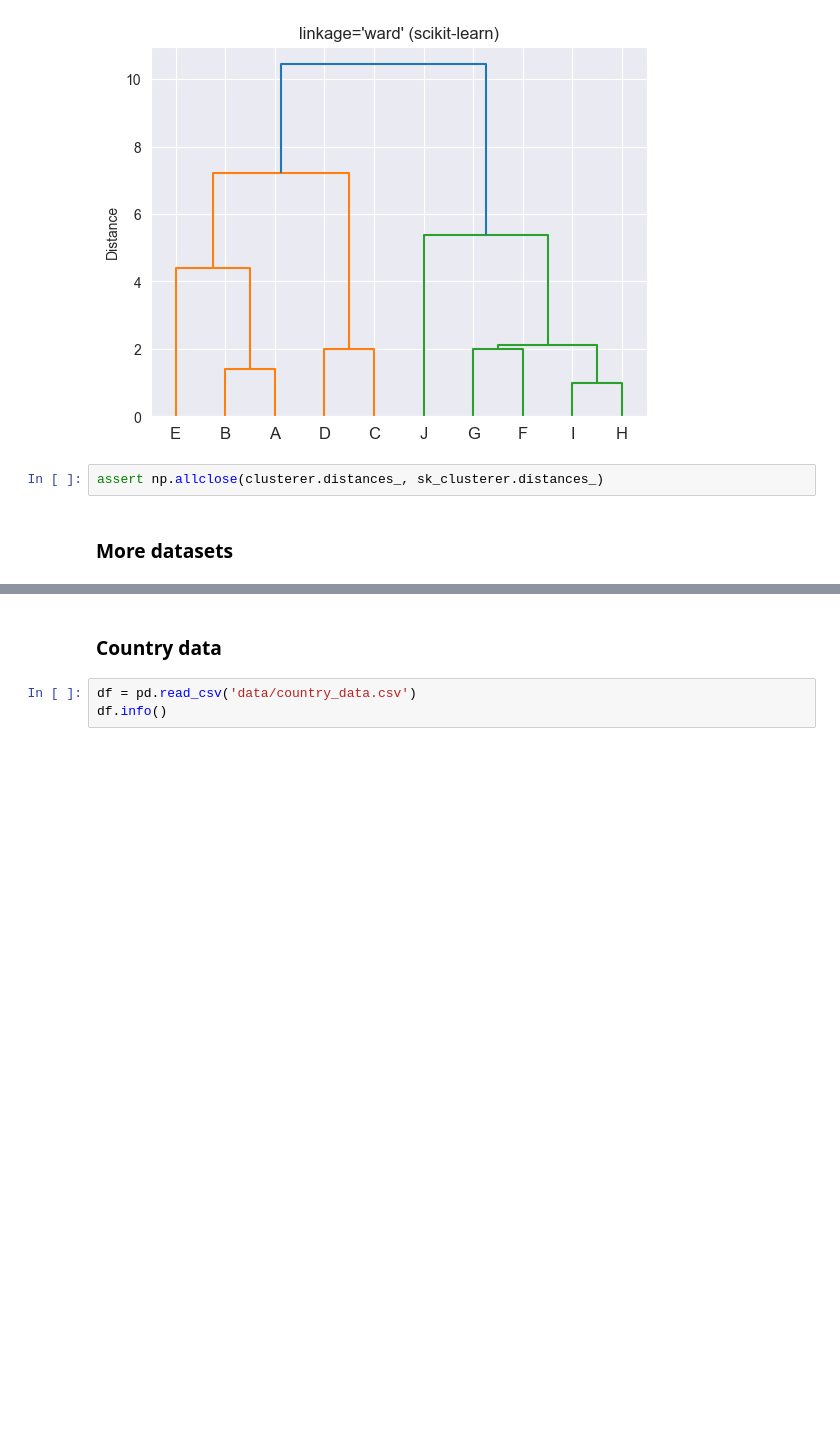
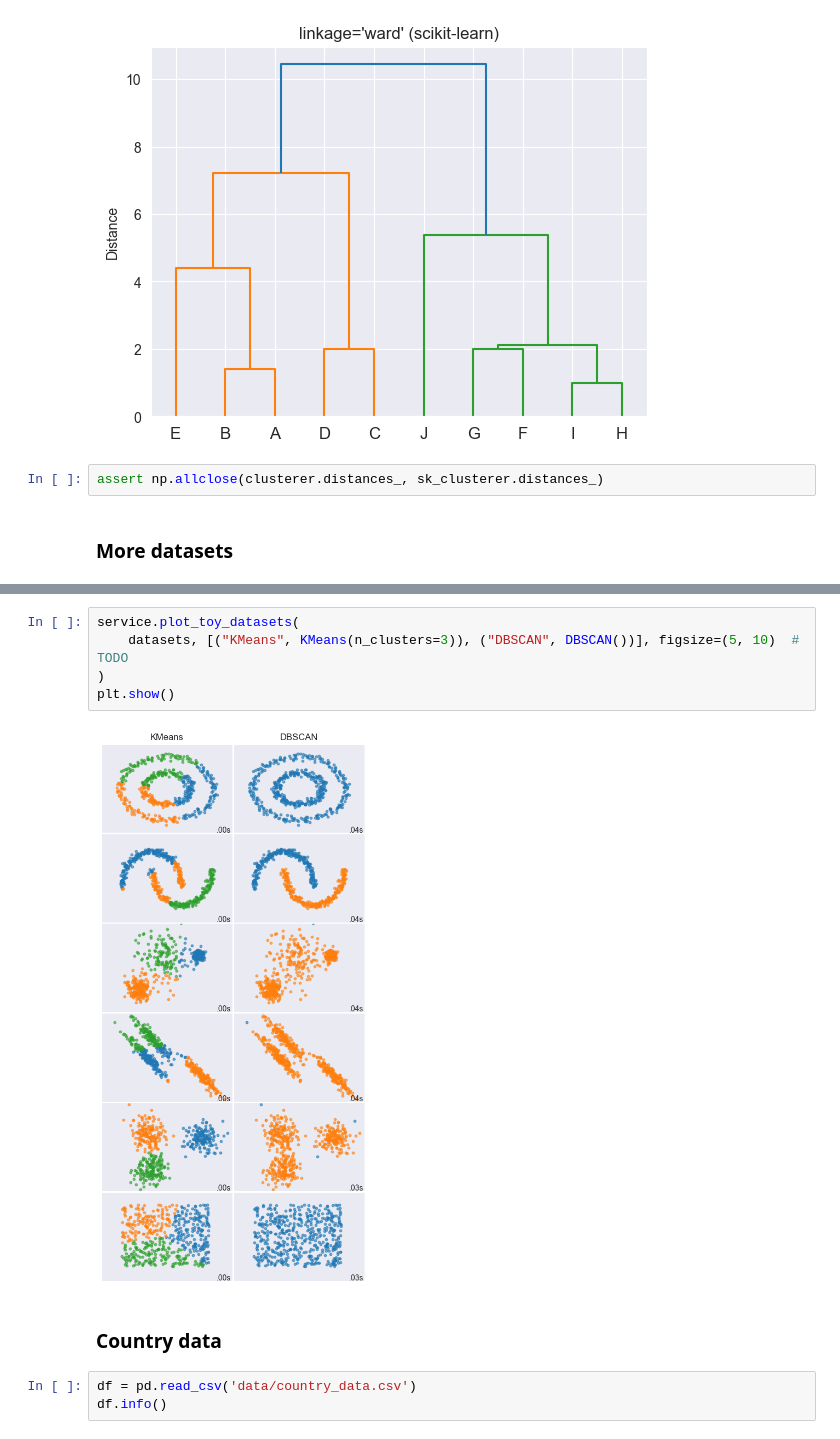
Before and after one commit to Artem259/univ5.2_DM, a Jupyter notebook: lab2/part2/main.ipynb, the cells around one changed output, grey strips where cells are left out. Drawn from its saved outputs; the diff is of its cells as text; blank space fills up the shorter version.

Commit message:
update(part2): service.py, main.ipynb

```diff
--- a/lab2/part2/main.ipynb
+++ b/lab2/part2/main.ipynb
@@ -486,3 +511,10 @@ plt.show()
+# %%
+service.plot_toy_datasets(
+    datasets, [("KMeans", KMeans(n_clusters=3)), ("DBSCAN", DBSCAN())], figsize=(5, 10)  # TODO
+)
+plt.show()
+# %% [output]
+[figure, added]
 # %% [markdown]
 ### Country data
 # %%
```
Also changed, not shown: parts of 21 cells of this notebook, 1 other file.
